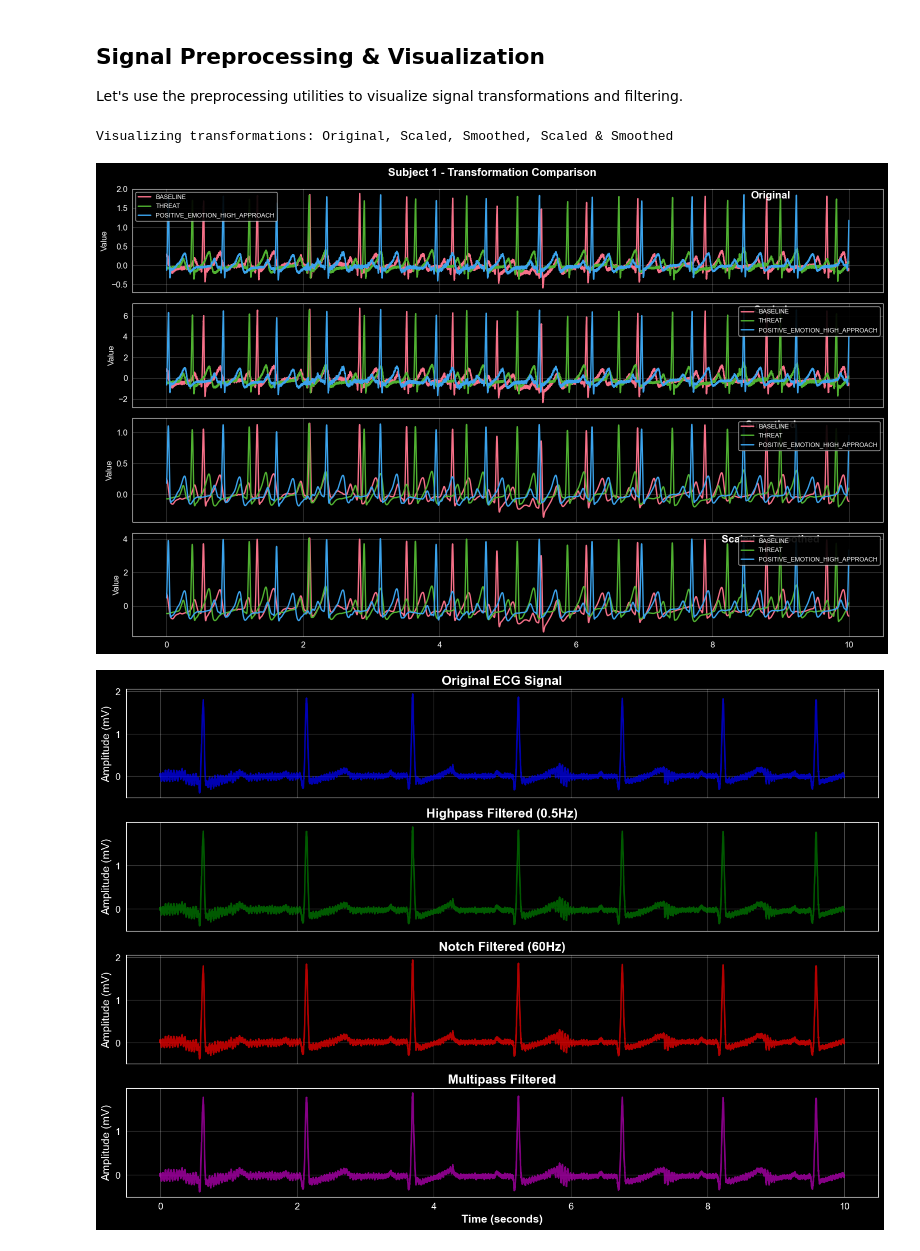
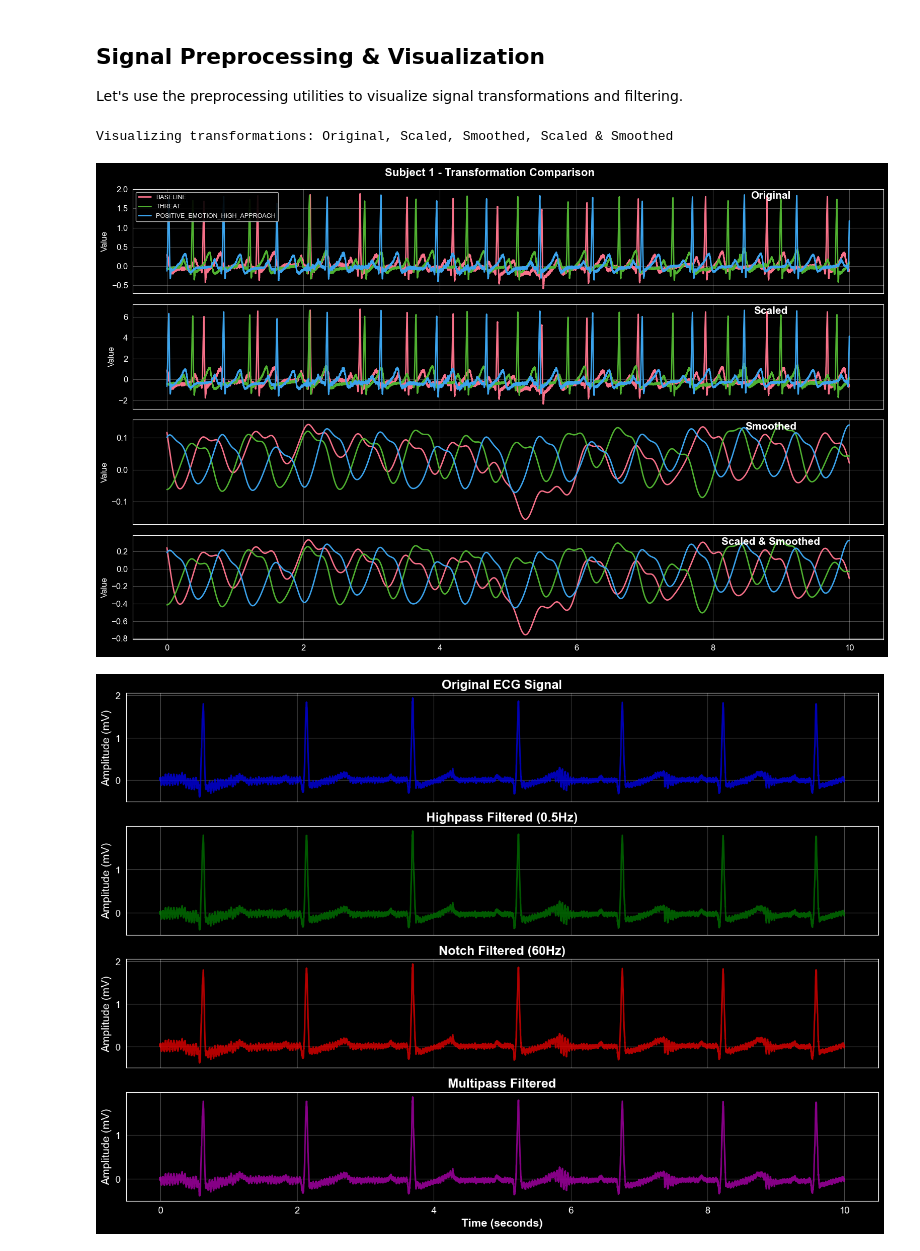
Before and after one commit to magana272/POPANEpy, a Jupyter notebook: notebooks/analysis.ipynb, the cells around one changed output. Drawn from its saved outputs; the diff is of its cells as text; code cells hidden in the pictures.

```diff
--- a/notebooks/analysis.ipynb
+++ b/notebooks/analysis.ipynb
@@ -124,20 +124,24 @@ Let's use the preprocessing utilities to visualize signal transformations and fi
 # %%
 from emotion.preprocessing.dataprocess import (visualize_transformations,
                                               ECGSmoothTransformer,
                                               clean_DBP,
                                               create_aggregated_features)
 from emotion.preprocessing.frequency import (mutlipass_filter,
                                              highpass_0_5hz,
                                              notch_filter,
                                              frequency_analysis,
                                              FrequencyDomainFeatureExtractor)
 
 # Visualize different transformations on ECG signal
 print("Visualizing transformations: Original, Scaled, Smoothed, Scaled & Smoothed")
-visualize_transformations(study=1, subject_id=1, data_path="../data/raw", figsize=(16, 10), start_end=(0, 10), sigma=10)
+visualize_transformations(study=1, subject_id=1,
+                          data_path="../data/raw",
+                          figsize=(16, 10),
+                          start_end=(0, 10),
+                          sigma=100) # Change the sigma
 # %% [output]
 Visualizing transformations: Original, Scaled, Smoothed, Scaled & Smoothed
-[figure, old version]
+[figure, new version]
 # %%
 # Apply frequency domain filters
 subject_1 = popane.get_subject(1, 2)
```
Also changed, not shown: parts of 2 cells of this notebook, 4 other files.
